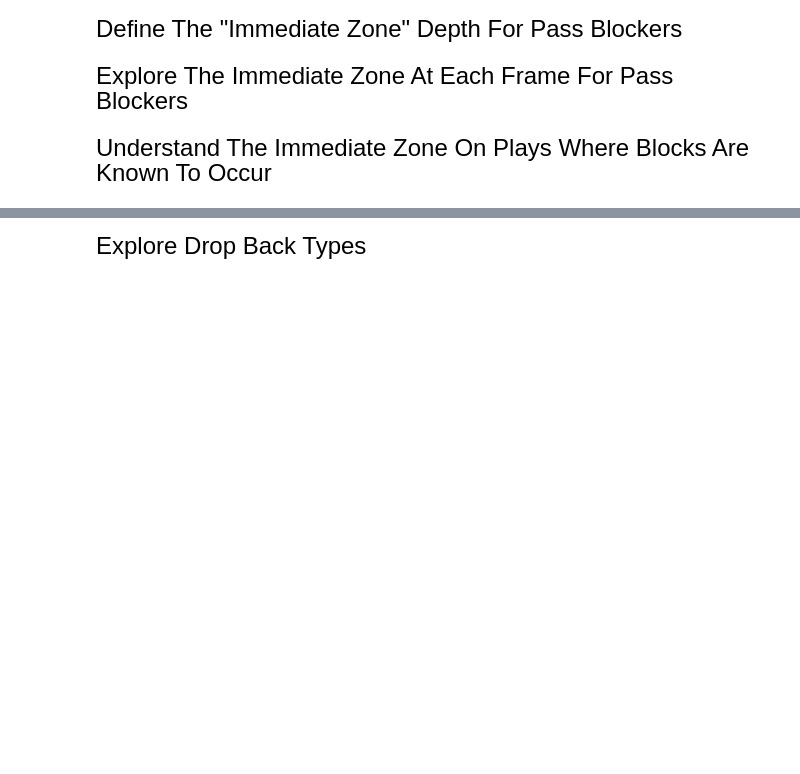
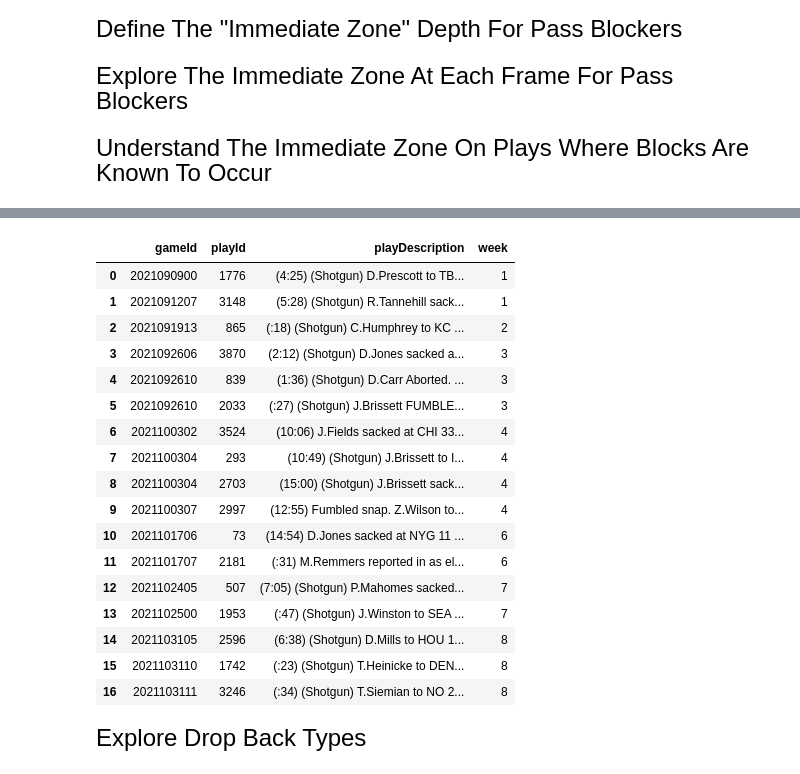
Before and after one commit to peterlmajors/FSAS_BigDataBowl_2023, a Jupyter notebook: Exploratory_Analysis.ipynb, the cells around one changed output, grey strips where cells are left out. Cells and saved outputs as stored; diff of their text form; code cells hidden in the pictures; blank space fills up the shorter version.

```diff
--- a/Exploratory_Analysis.ipynb
+++ b/Exploratory_Analysis.ipynb
@@ -465,0 +496,20 @@ pbp_fc.drop_duplicates(['gameId', 'playId'])
+# %%
+#Establish The Frame In Each Play At Which The Starting/Ending Of QB Possession Occurs With New Columns (2 Minutes Run-Time)
+
+#Temporary Data Frame
+ptrack_qb_poss = ptrack
+
+#Arrays of Starting and Ending Values
+poss_events = ['ball_snap', 'autoevent_ballsnap','pass_forward', 'autoevent_passforward', 'run', 'qb_sack', 'qb_strip_sack']
+
+#Add Frames Of Events To Each Frame of Each Plays
+for i in range(len(poss_events)):
+    temp = ptrack.loc[ptrack.event == poss_events[i]][['gameId', 'playId', 'frameId']].drop_duplicates()
+    ptrack_qb_poss = ptrack_qb_poss.merge(temp, on = ['gameId', 'playId'], how = "left")
+
+#Rename Columns
+indices_to_be_changed = [46, 47, 48, 49, 50, 51, 52, 15]
+names_to_insert = ["ball_snap_event_frame", "autoevent_ballsnap_event_frame", "pass_forward_event_frame", "autoevent_passforward_event_frame",
+                   "run_event_frame", "qb_sack_event_frame", "qb_strip_sack_event_frame", "frameId"]
+for i in range(len(indices_to_be_changed)):
+    ptrack_qb_poss.columns.values[indices_to_be_changed[i]] = names_to_insert[i]
@@ -465,0 +551,47 @@ pbp_fc.drop_duplicates(['gameId', 'playId'])
+# %%
+#Who Is Being Fumbled On The 17 Fumble Plays? We Need To Identify If These Fumbles Are The QB (End Possession) And If The QB Recovered To Keep Retain Possssion
+ptrack_fumbles = ptrack_qb_poss.loc[ptrack_qb_poss['event'] == 'fumble'] [['gameId', 'playId', 'event']].drop_duplicates()
+ptrack_fumbles = pbp.merge(ptrack_fumbles, on = ['gameId', 'playId'], how = 'inner')[['gameId', 'playId', 'playDescription', 'week']]
+#ptrack_fumbles
+
+#Should Make Fumbles End of Possession?
+
+# Index GameId      PlayId  Week    QB Fumbled?  QB Recovered? End Of Possession?
+# 0     2021090900	1776	1       Yes          Yes           No
+# 1	    2021091207	3148	1       Yes          No            No (Bc Sack Came Right After)
+# 2	    2021091913	865	    2       Yes          Yes           No
+# 3	    2021092606	3870	3       Yes          No            No (Poss Already Ended W Strip Sack)
+# 4	    2021092610	839	    3       Yes          Yes           No
+# 5	    2021092610	2033	3       Yes          Yes           No
+# 6	    2021100302	3524	4       Yes          No            No (Poss Already Ended W Strip Sack)
+# 7	    2021100304	293	    4       Yes          Yes(Not Rec.) No (Ends Up Throwing)
+# 8	    2021100304	2703    4	    Yes          No            No (Poss Already Ended W Strip Sack)
+# 9	    2021100307	2997    4	    Yes          Yes           No
+# 10	2021101706	73	    6       Yes          No(Not Rec.)  No (Ends Up Throwing Somehow)
+# 11	2021101707	2181    6	    Yes          Yes           No
+# 12	2021102405	507     7       Yes          No            No (Poss Already Ended W Strip Sack)
+# 13	2021102500	1953	7       Yes          Yes           No
+# 14	2021103105	2596	8       Yes          Yes           No
+# 15	2021103110	1742	8       Yes          Yes           No (Sack Came Later In Play)
+# 16	2021103111	3246    8       Yes          Yes           No
+
+#Fumbles Will Not Be Marked As The End of Any Possession, Because In All Case The QB Either Recovers The Football Himself Or Has Already Been Sacked
+# %% [output]
+|  | gameId | playId | playDescription | week |
+| 0 | 2021090900 | 1776 | (4:25) (Shotgun) D.Prescott to TB... | 1 |
+| 1 | 2021091207 | 3148 | (5:28) (Shotgun) R.Tannehill sack... | 1 |
+| 2 | 2021091913 | 865 | (:18) (Shotgun) C.Humphrey to KC ... | 2 |
+| 3 | 2021092606 | 3870 | (2:12) (Shotgun) D.Jones sacked a... | 3 |
+| 4 | 2021092610 | 839 | (1:36) (Shotgun) D.Carr Aborted. ... | 3 |
+| 5 | 2021092610 | 2033 | (:27) (Shotgun) J.Brissett FUMBLE... | 3 |
+| 6 | 2021100302 | 3524 | (10:06) J.Fields sacked at CHI 33... | 4 |
+| 7 | 2021100304 | 293 | (10:49) (Shotgun) J.Brissett to I... | 4 |
+| 8 | 2021100304 | 2703 | (15:00) (Shotgun) J.Brissett sack... | 4 |
+| 9 | 2021100307 | 2997 | (12:55) Fumbled snap. Z.Wilson to... | 4 |
+| 10 | 2021101706 | 73 | (14:54) D.Jones sacked at NYG 11 ... | 6 |
+| 11 | 2021101707 | 2181 | (:31) M.Remmers reported in as el... | 6 |
+| 12 | 2021102405 | 507 | (7:05) (Shotgun) P.Mahomes sacked... | 7 |
+| 13 | 2021102500 | 1953 | (:47) (Shotgun) J.Winston to SEA ... | 7 |
+| 14 | 2021103105 | 2596 | (6:38) (Shotgun) D.Mills to HOU 1... | 8 |
+| 15 | 2021103110 | 1742 | (:23) (Shotgun) T.Heinicke to DEN... | 8 |
+| 16 | 2021103111 | 3246 | (:34) (Shotgun) T.Siemian to NO 2... | 8 |
```
Also changed, not shown: parts of 14 cells of this notebook, 1 other file.
